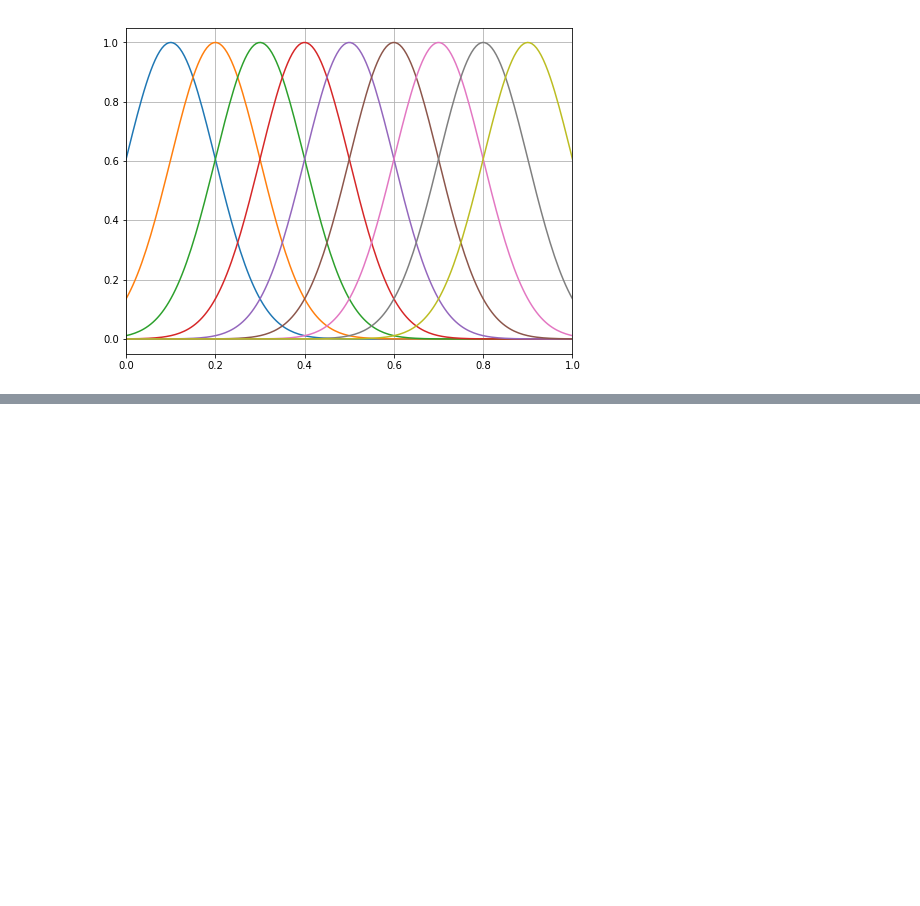
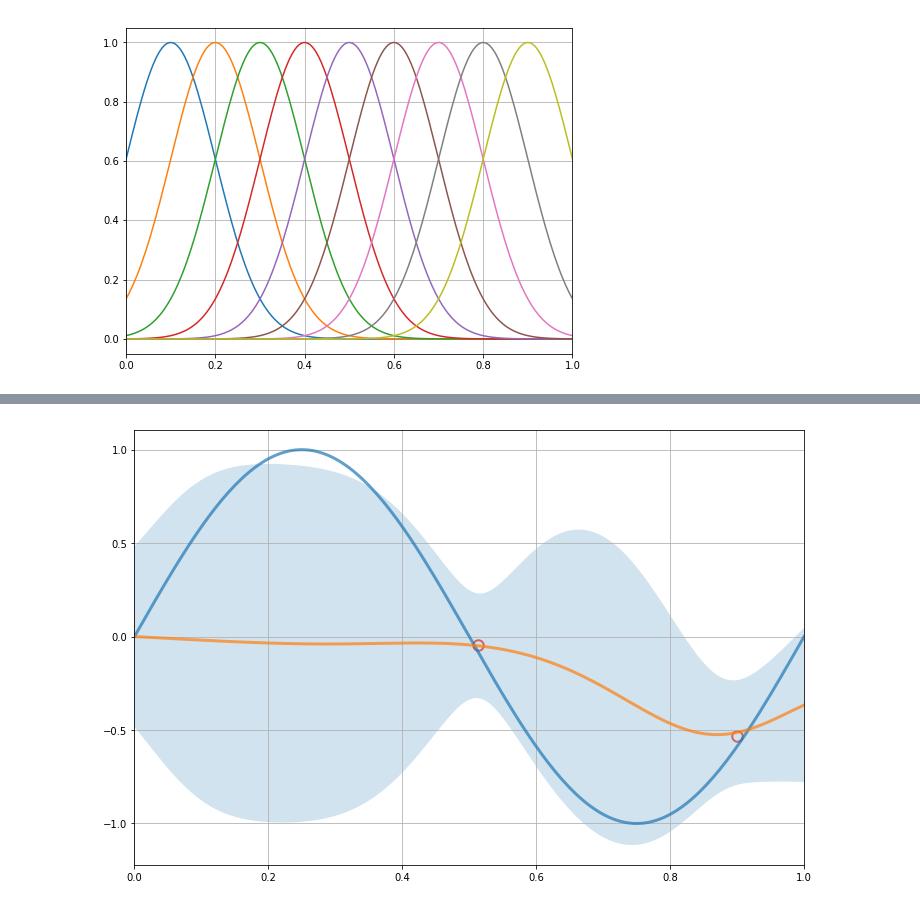
Before and after one commit to sharijyu/sandbox, a Jupyter notebook: Baysian_Linear_Regression.ipynb, the cells around one changed output, grey strips where cells are left out. Cells and saved outputs as stored; diff of their text form; code cells hidden in the pictures; blank space fills up the shorter version.

```diff
--- a/Baysian_Linear_Regression.ipynb
+++ b/Baysian_Linear_Regression.ipynb
@@ -118,0 +189,5 @@ plt.show()
+# %%
+drawImage(x_rand[0:2])
+plt.show()
+# %% [output]
+[figure, added]
```
Also changed, not shown: parts of 10 cells of this notebook.
